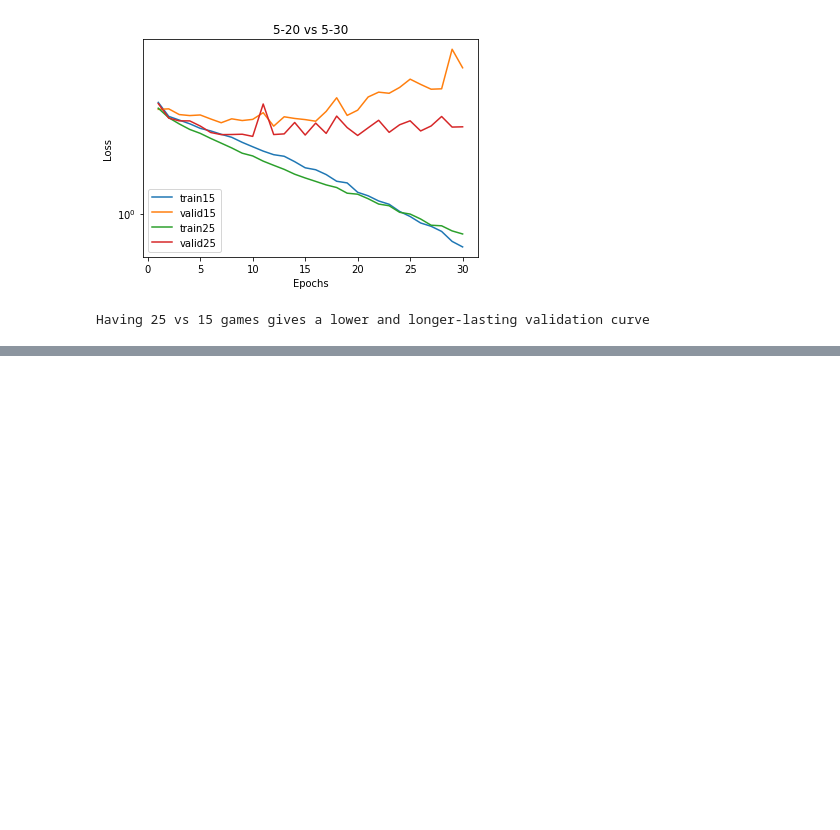
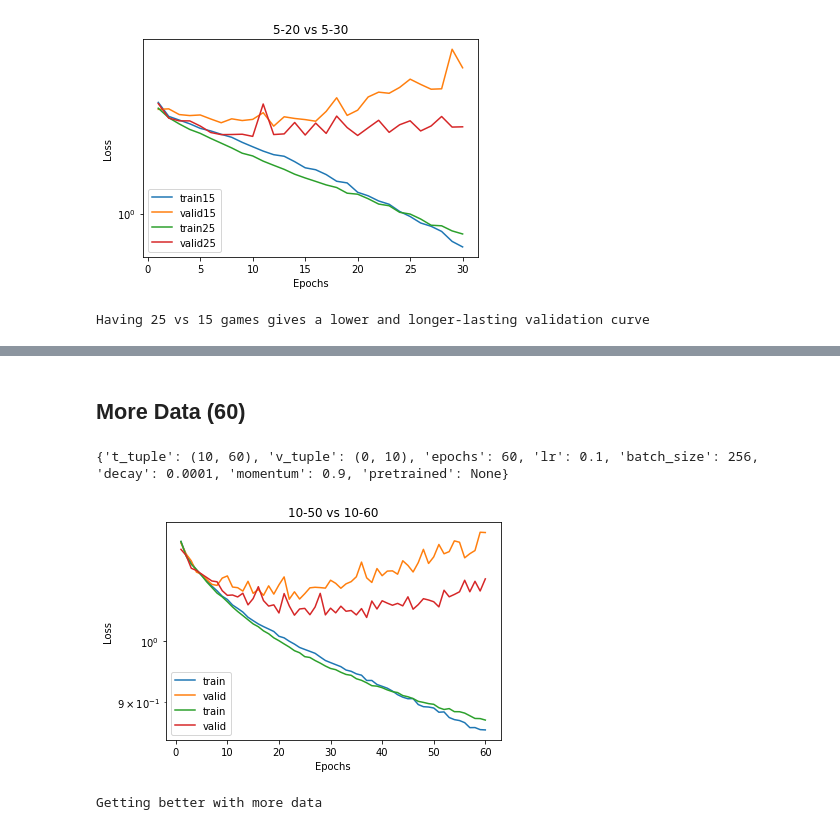
Before and after one commit to fqjin/2048NN, a Jupyter notebook: logs/training_logs.ipynb, the cells around one changed output, grey strips where cells are left out. Cells and saved outputs as stored; diff of their text form; code cells hidden in the pictures; blank space fills up the shorter version.

```diff
--- a/logs/training_logs.ipynb
+++ b/logs/training_logs.ipynb
@@ -205,0 +251,22 @@ Having 25 vs 15 games gives a lower and longer-lasting validation curve
+# %% [markdown]
+## More Data (60)
+# %%
+logs0 = np.load('20190611/10_50_epox60_lr0.1.npz')
+logs1 = np.load('20190614/10_60_epox60_lr0.1.npz')
+print(logs1['params'])
+t_loss0 = logs0['t_loss']
+v_loss0 = logs0['v_loss']
+t_loss1 = logs1['t_loss']
+v_loss1 = logs1['v_loss']
+epochs = np.arange(1, len(t_loss0)+1)
+plt.semilogy(epochs, t_loss0, epochs, v_loss0, epochs, t_loss1, epochs, v_loss1)
+plt.legend(['train','valid','train','valid'])
+plt.xlabel('Epochs')
+plt.ylabel('Loss')
+plt.title('10-50 vs 10-60')
+plt.show()
+print('Getting better with more data')
+# %% [output]
+{'t_tuple': (10, 60), 'v_tuple': (0, 10), 'epochs': 60, 'lr': 0.1, 'batch_size': 256, 'decay': 0.0001, 'momentum': 0.9, 'pretrained': None}
+[figure, added]
+Getting better with more data
```
Also changed, not shown: parts of 4 cells of this notebook, 3 other files.
